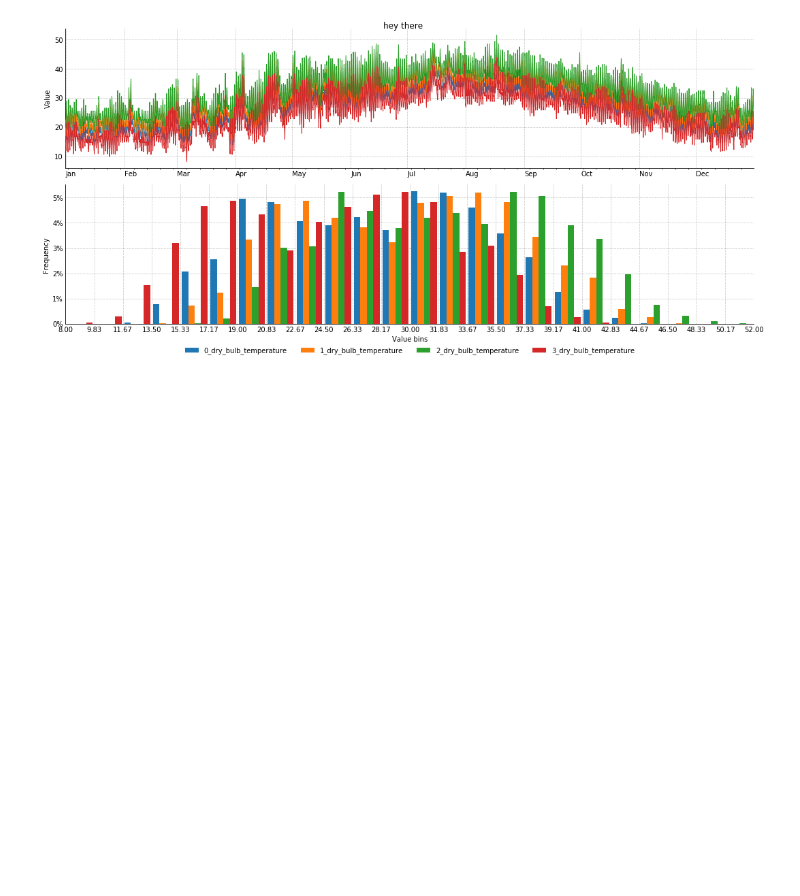
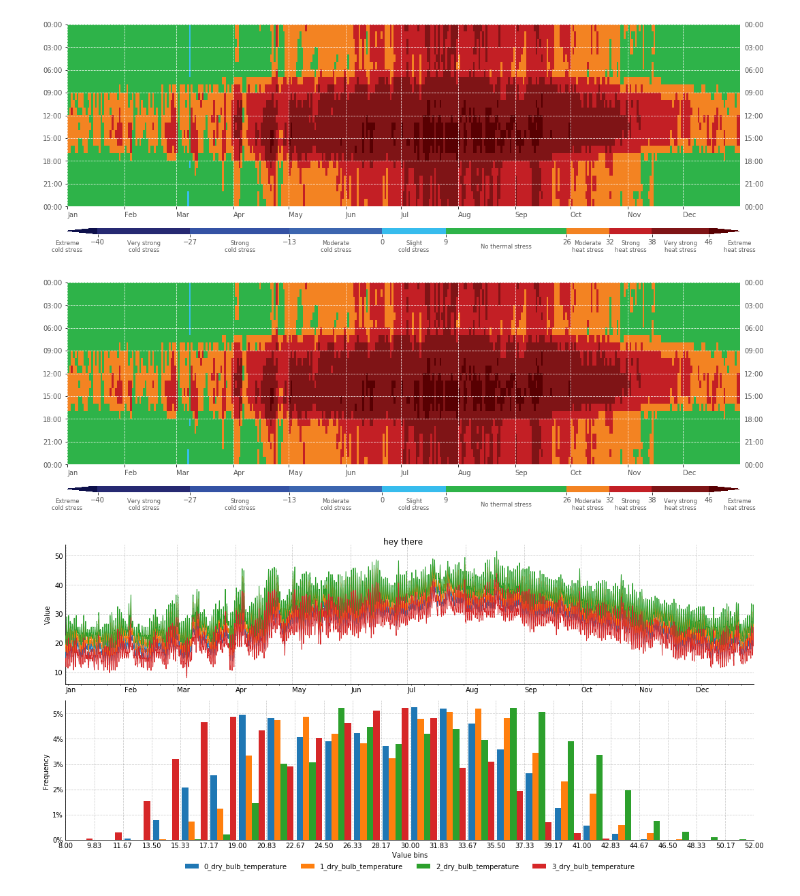
Before and after one commit to cycle13/climate, a Jupyter notebook: test.ipynb, the cells around one changed output. Saved outputs shown, nothing was run; the diff lists cells and outputs as text; code cells hidden in the pictures; blank space fills up the shorter version.

```diff
--- a/test.ipynb
+++ b/test.ipynb
@@ -49,3 +70,11 @@ Universal thermal climate index (openfield) calculations successful
+# %%
+from climate.plot.utci import utci_heatmap_generic
+from climate.common.constants import ghadan_utci_cmap, utci_cmap
+
+utci_heatmap_generic(weather.universal_thermal_climate_index_openfield, cmap=ghadan_utci_cmap, tone_color="#555555")
+# %% [output]
+[figure, added]
+[figure, added]
 # %%
 # Compare series
 
```
Also changed, not shown: parts of 6 cells of this notebook, 4 other files.
